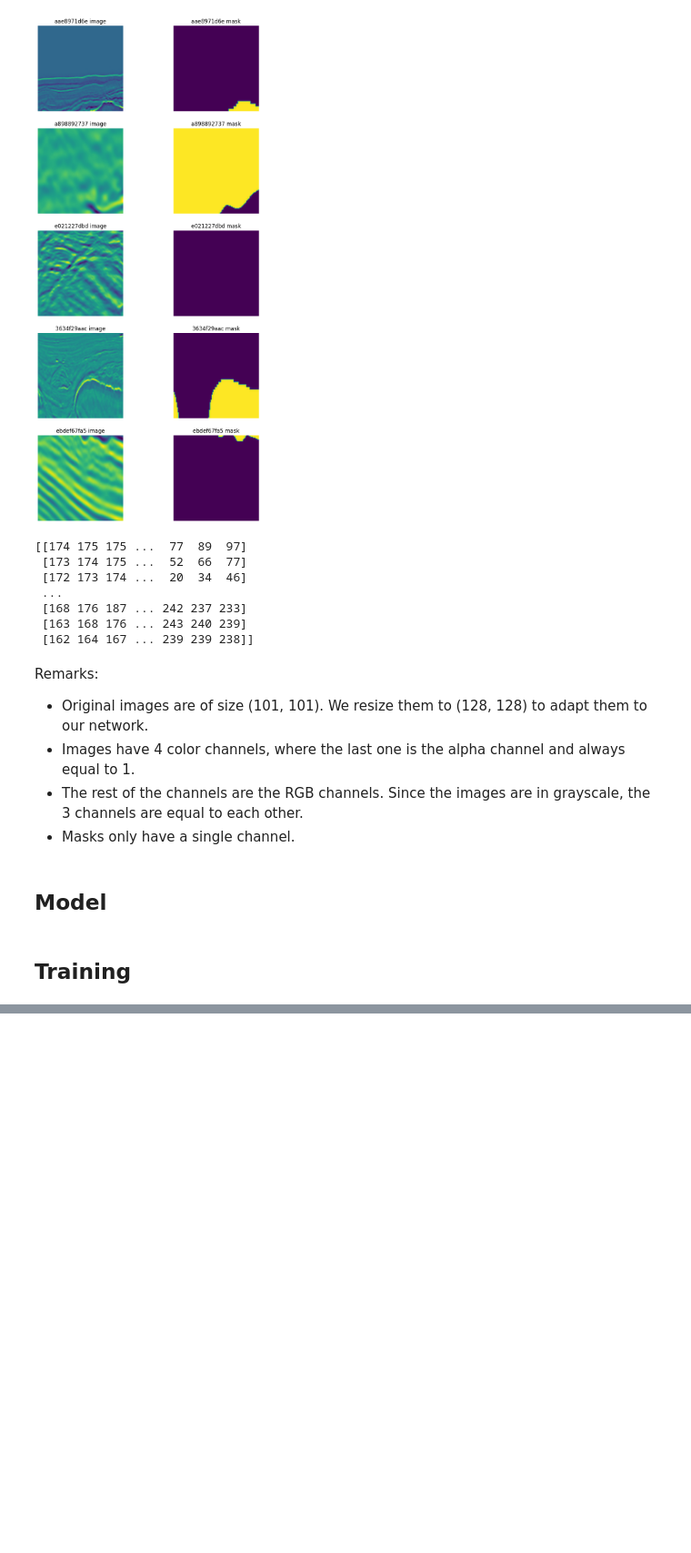
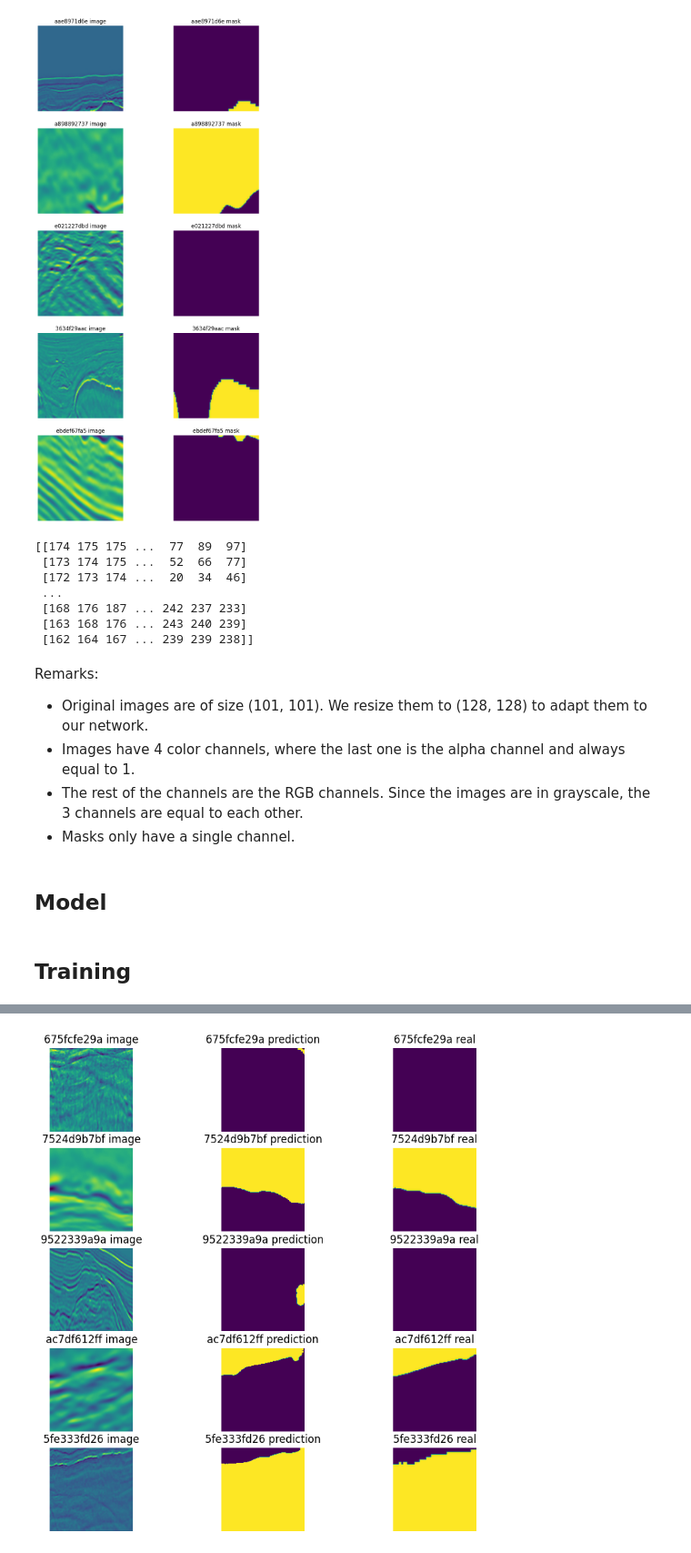
Before and after one commit to Jangberry/unet-salt, a Jupyter notebook: notebook.ipynb, the cells around one changed output, grey strips where cells are left out. Shown at 91% size. Cells and saved outputs as stored; diff of their text form; code cells hidden in the pictures; blank space fills up the shorter version.

```diff
--- a/notebook.ipynb
+++ b/notebook.ipynb
@@ -397,16 +399,7 @@ def load_batch_masks(ids):
         images.append(image)
     return np.array(images)
 # %%
-
-stagnation = 0
-
-debug = True
-
-
-def train(train_data, validation_data, epochs=32, batch_size=32, learning_rate=0.0001):
-    # Instantiation of the model
-    model = UNet().to('cuda')
-
+def train(model, train_data, validation_data, epochs=32, batch_size=32, learning_rate=0.0001, model_path='model.pth'):
     # Model is compiled with Adam optimizer
     optimizer = Adam(model.parameters(), lr=learning_rate)
 
@@ -421,6 +414,7 @@ def train(train_data, validation_data, epochs=32, batch_size=32, learning_rate=0
 
     # We start with an infinite loss
     min_loss = float('inf')
+    stagnation = 0
 
     for epoch in range(epochs):
         print('Epoch', epoch + 1)
@@ -470,7 +464,7 @@ def train(train_data, validation_data, epochs=32, batch_size=32, learning_rate=0
         if val_loss < min_loss:
             # Better validation loss, save model
             min_loss = val_loss
-            torch.save(model.state_dict(), f'model.pth')
+            torch.save(model.state_dict(), model_path)
             stagnation = 0
         else:
             stagnation += 1
@@ -486,5 +480,3 @@ def train(train_data, validation_data, epochs=32, batch_size=32, learning_rate=0
 train_size = 0.8
 
 train_data, val_data = train_test_split(dataset_ids, train_size=train_size)
-# %%
-train(train_data, val_data)
@@ -508,0 +483,4 @@ Validation loss did not improve in epoch 32
+# %%
+model = UNet().to('cuda')
+
+train(model, train_data, val_data)
@@ -509,8 +505,6 @@ Validation loss did not improve in epoch 32
 # %%
 def predict(model, ids):
     model.eval()
-    model.load_state_dict(torch.load('model.pth'))
-    model.to('cuda')
 
     batch = load_batch(ids)
     inputs = torch.tensor(batch['images'], dtype=torch.float32).to('cuda')
@@ -557,0 +542,14 @@ plt.show()
+# %%
+from random import sample
+
+# load from model.pth
+model = UNet().to('cuda')
+model.load_state_dict(torch.load('model.pth'))
+
+ids = np.array(sample(list(dataset_ids), 5))
+
+predictions = predict(model, ids)
+
+plot_predictions(ids, predictions)
+# %% [output]
+[figure, added]
```
Also changed, not shown: parts of 12 cells of this notebook, 2 other files.
